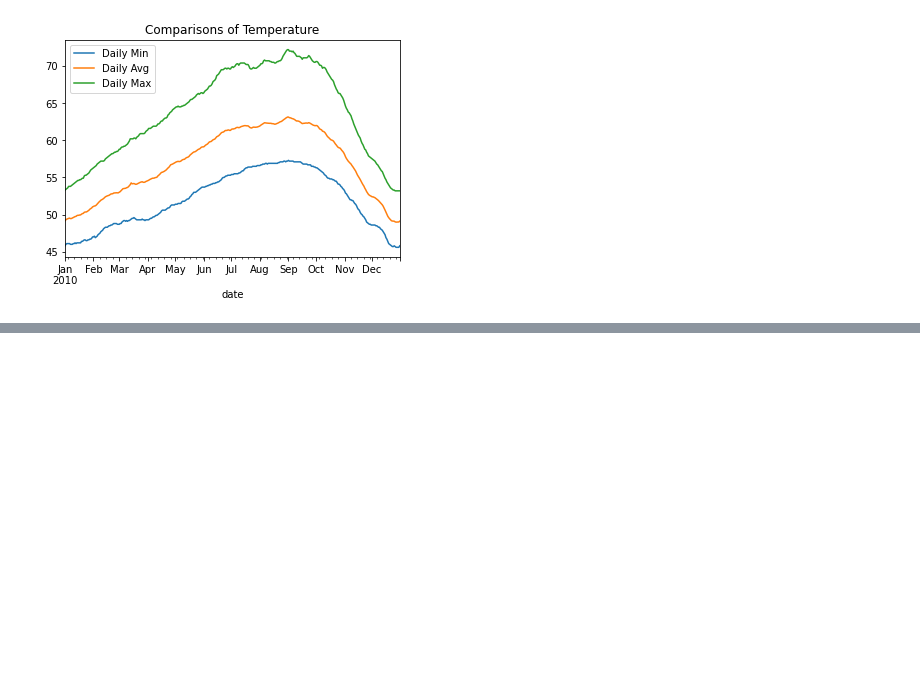
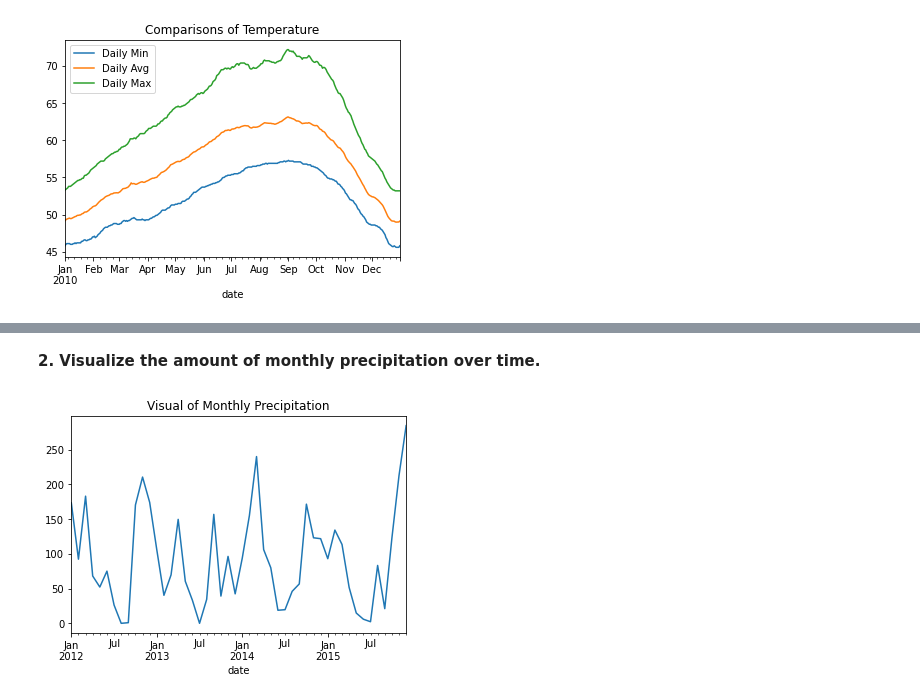
Before and after one commit to DesireeMcElroy/time-series-exercises, a Jupyter notebook: time-series-exercises.ipynb, the cells around one changed output, grey strips where cells are left out. Drawn from its saved outputs; the diff is of its cells as text; code cells hidden in the pictures; blank space fills up the shorter version.

```diff
--- a/time-series-exercises.ipynb
+++ b/time-series-exercises.ipynb
@@ -145,0 +160,2 @@ plt.legend();
+# %%
+df = data.seattle_weather()
@@ -145,0 +177,3 @@ plt.legend();
+# %%
+# first things first, set date as index so we can be sure the data is in order
+df = df.set_index('date').sort_index()
@@ -145,0 +191,7 @@ plt.legend();
+# %% [markdown]
+**2. Visualize the amount of monthly precipitation over time.**
+# %%
+df.precipitation.resample('M').sum().plot()
+plt.title('Visual of Monthly Precipitation');
+# %% [output]
+[figure, added]
```
Also changed, not shown: parts of 39 cells of this notebook.
